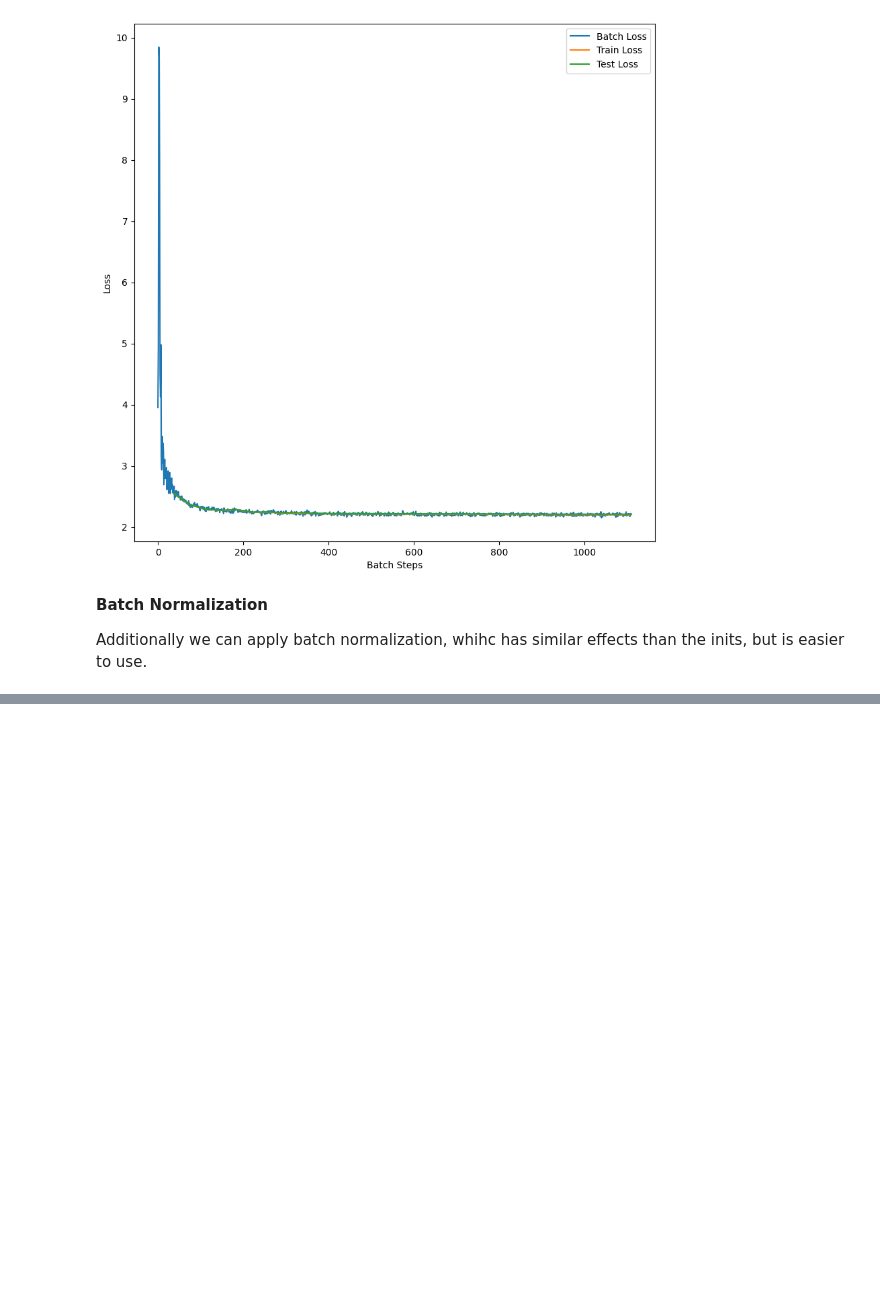
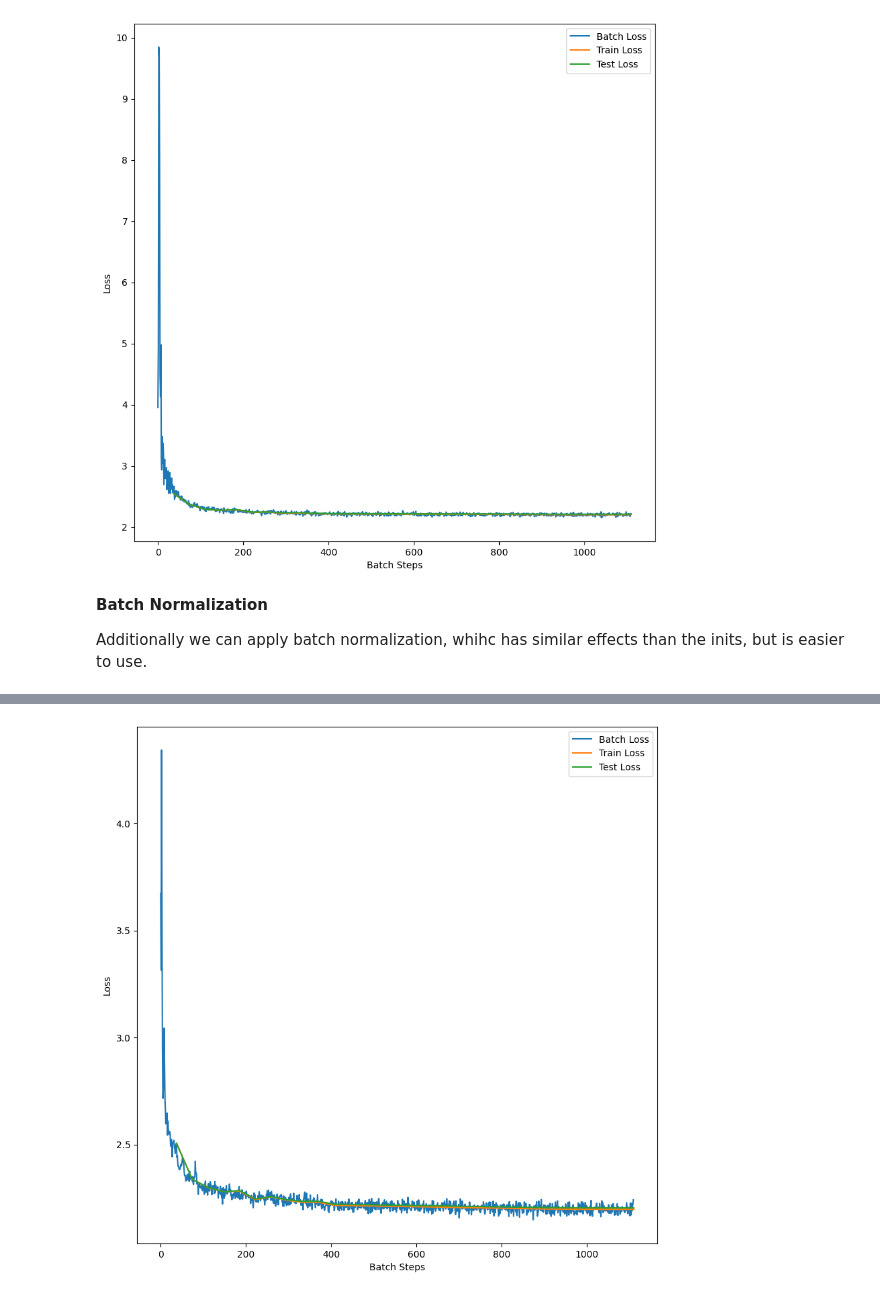
Before and after one commit to felixnext/ml-papers, a Jupyter notebook: basics/makemore_02.ipynb, the cells around one changed output, grey strips where cells are left out. Cells and saved outputs as stored; diff of their text form; code cells hidden in the pictures; blank space fills up the shorter version.

```diff
--- a/basics/makemore_02.ipynb
+++ b/basics/makemore_02.ipynb
@@ -641,0 +807,5 @@ Additionally we can apply batch normalization, whihc has similar effects than th
+# %%
+bn_res_model = create_model_bn(bn=True, res=True)
+init_weights(bn_res_model, he_init)
+train_regimen(bn_res_model, [10, 15, 5], [5e-1, 1e-1, 1e-2])
+# %% [output]
@@ -641,0 +829 @@ Additionally we can apply batch normalization, whihc has similar effects than th
+[figure, added]
```
Also changed, not shown: parts of 11 cells of this notebook, 7 other files.
